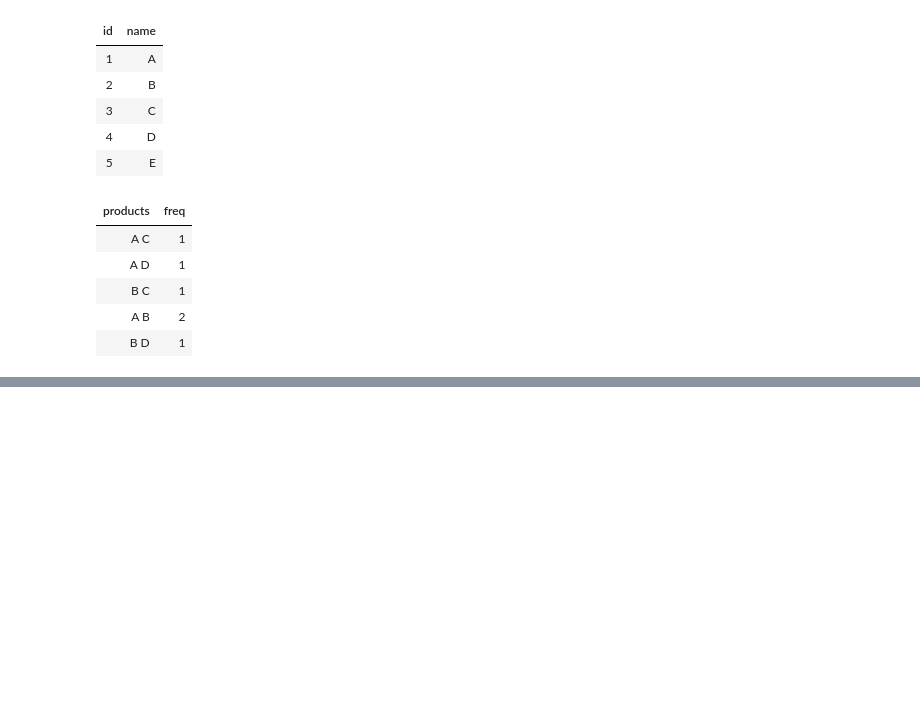
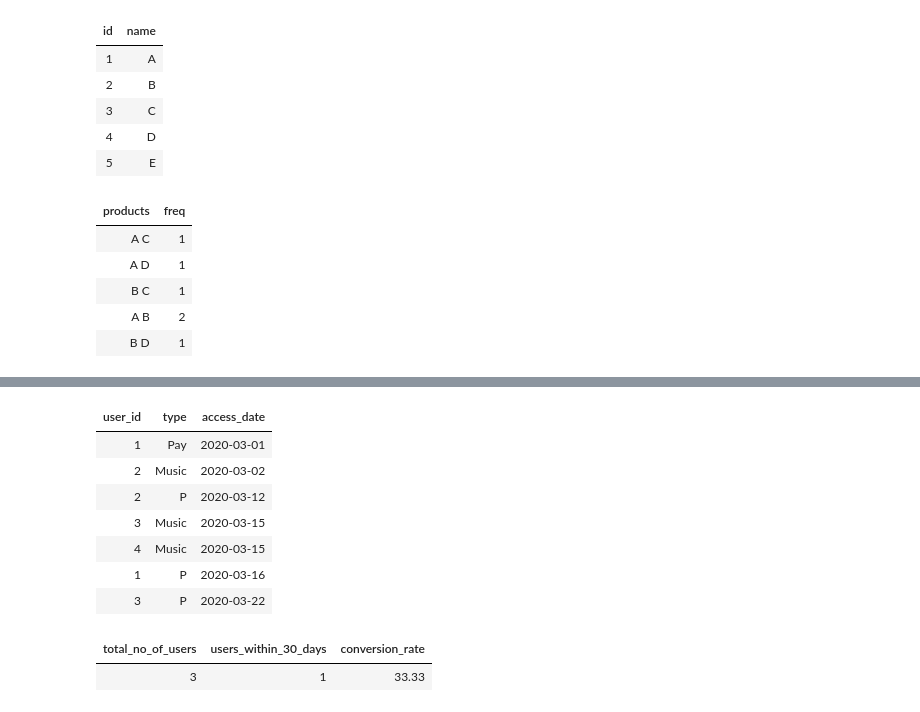
Before and after one commit to Rupam-1/SQL-Pyspark-practise_youtube, a Jupyter notebook: 03. SQL - Part2.ipynb, the cells around one changed output, grey strips where cells are left out. Saved outputs shown, nothing was run; the diff lists cells and outputs as text; code cells hidden in the pictures; blank space fills up the shorter version.

```diff
--- a/03. SQL - Part2.ipynb
+++ b/03. SQL - Part2.ipynb
@@ -140,0 +188,39 @@ on cte.b = c2.id;
+# %%
+%sql
+SELECT * FROM app_events;
+# %% [output]
+| user_id | type | access_date |
+| 1 | Pay | 2020-03-01 |
+| 2 | Music | 2020-03-02 |
+| 2 | P | 2020-03-12 |
+| 3 | Music | 2020-03-15 |
+| 4 | Music | 2020-03-15 |
+| 1 | P | 2020-03-16 |
+| 3 | P | 2020-03-22 |
+# %%
+%sql
+with cte as (
+select
+    u.*,
+    e.type,
+    e.access_date,
+    date_diff(day, u.join_date, e.access_date) as no_of_days
+from app_users as u
+left join app_events as e
+on u.user_id = e.user_id and e.type = "P"
+where u.user_id in (
+    select user_id from app_events where type = "Music")
+)
+select
+    count(distinct(user_id)) as total_no_of_users,
+    sum(
+        case
+            when no_of_days <= 30 then 1
+            else 0
+        end
+    ) as users_within_30_days,
+    round((sum(case when no_of_days <= 30 then 1 end))/(count(distinct(user_id)))*100,2) as conversion_rate
+from cte;
+# %% [output]
+| total_no_of_users | users_within_30_days | conversion_rate |
+| 3 | 1 | 33.33 |
```
Also changed, not shown: parts of 2 cells of this notebook, 1 other file.
